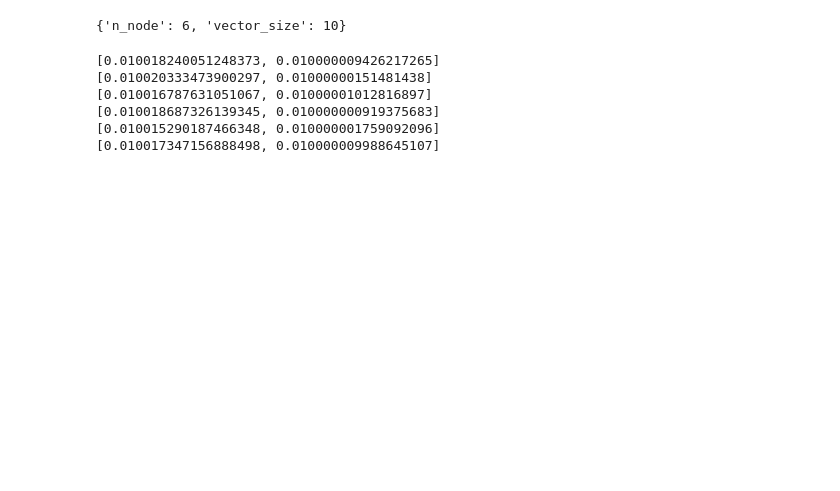
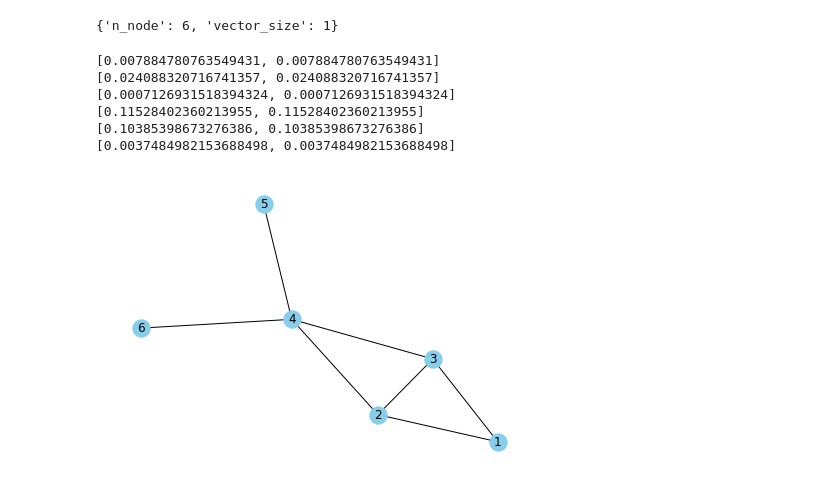
Before and after one commit to cvxgrp/optimization_via_circuits, a Jupyter notebook: convergence/quad_no_constraint_experiment.ipynb, the cells around one changed output. Cells and saved outputs as stored; diff of their text form; code cells hidden in the pictures; blank space fills up the shorter version.

```diff
--- a/convergence/quad_no_constraint_experiment.ipynb
+++ b/convergence/quad_no_constraint_experiment.ipynb
@@ -16,39 +16,40 @@ np.random.seed(108)
 problem_spec = {}
 problem_spec['n_node'] = 6
 # problem_spec['vector_size'] = 10
-problem_spec['vector_size'] = 10
+# problem_spec['vector_size'] = 50
+problem_spec['vector_size'] = 1
 print(problem_spec)
 problem_data = data_generation(problem_spec)
 network_data = graph_generation_nodes6()
 
-# problem_data['rho'] = 0.01
-
 problem_spec['sc_eps'] = 1
 
 # PG-EXTRA hyperparameters
-problem_data['alpha'] = 2.5
-problem_data['itr_num'] = 10000
+problem_data['rho'] = 2.5
+problem_data['itr_num'] = 1000
 # %% [output]
-{'n_node': 6, 'vector_size': 10}
+{'n_node': 6, 'vector_size': 1}
 # %%
-x = cp.Variable(problem_spec['vector_size'])
-
 Q = problem_data['Q']
 b = problem_data['b']
+n_node = problem_spec['n_node']
+vector_size = problem_spec['vector_size']
 
-for j in range(problem_spec['n_node']):
+for j in range(n_node):
     U, s, V = np.linalg.svd(Q[j])
     print([np.max(s), np.min(s)])
 # %% [output]
-[0.010018240051248373, 0.010000009426217265]
-[0.010020333473900297, 0.01000000151481438]
-[0.010016787631051067, 0.01000001012816897]
-[0.010018687326139345, 0.010000000919375683]
-[0.010015290187466348, 0.010000001759092096]
-[0.010017347156888498, 0.010000009988645107]
+[0.007884780763549431, 0.007884780763549431]
+[0.024088320716741357, 0.024088320716741357]
+[0.0007126931518394324, 0.0007126931518394324]
+[0.11528402360213955, 0.11528402360213955]
+[0.10385398673276386, 0.10385398673276386]
+[0.0037484982153688498, 0.0037484982153688498]
 # %%
-# nx.draw(network_data["G"], node_color='skyblue', with_labels=True)
-# plt.savefig("plots/graph_n6.pdf")
+nx.draw(network_data["G"], node_color='skyblue', with_labels=True)
+plt.savefig("plots/graph_n6.pdf")
+# %% [output]
+[figure, added]
 # %%
 f_star, x_opt_star = min_cvx_quad_no_constraint(problem_spec, problem_data)
 print(f"{f_star=}, {np.linalg.norm(x_opt_star)=}")
```
Also changed, not shown: parts of 20 cells of this notebook, 3 other files.
